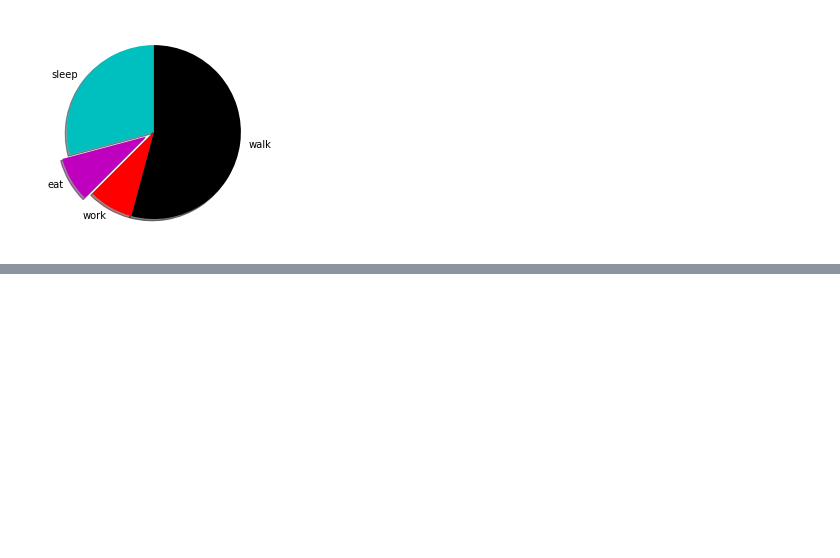
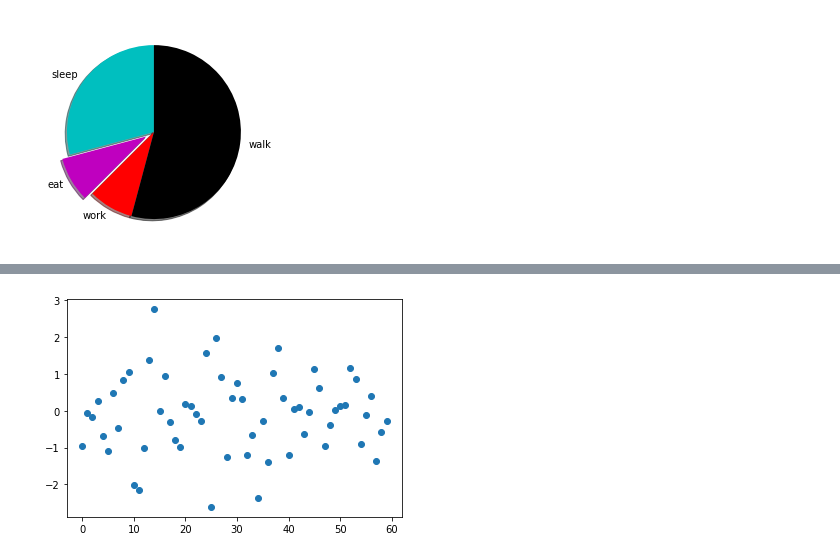
Before and after one commit to jpaulorc/Leaning-Python, a Jupyter notebook: NB00013-matplotlib.ipynb, the cells around one changed output, grey strips where cells are left out. Cells and saved outputs as stored; diff of their text form; code cells hidden in the pictures; blank space fills up the shorter version.

```diff
--- a/NB00013-matplotlib.ipynb
+++ b/NB00013-matplotlib.ipynb
@@ -120,0 +180,5 @@ plt.show()
+# %%
+plt.scatter(np.arange(60), np.random.randn(60))
+plt.show()
+# %% [output]
+[figure, added]
```
Also changed, not shown: parts of 7 cells of this notebook.
